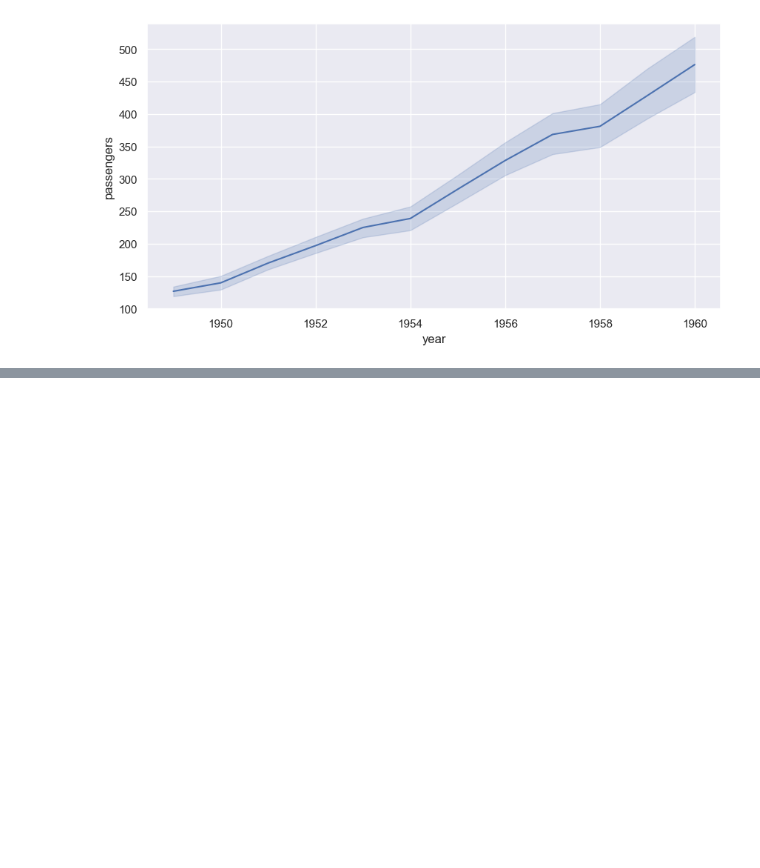
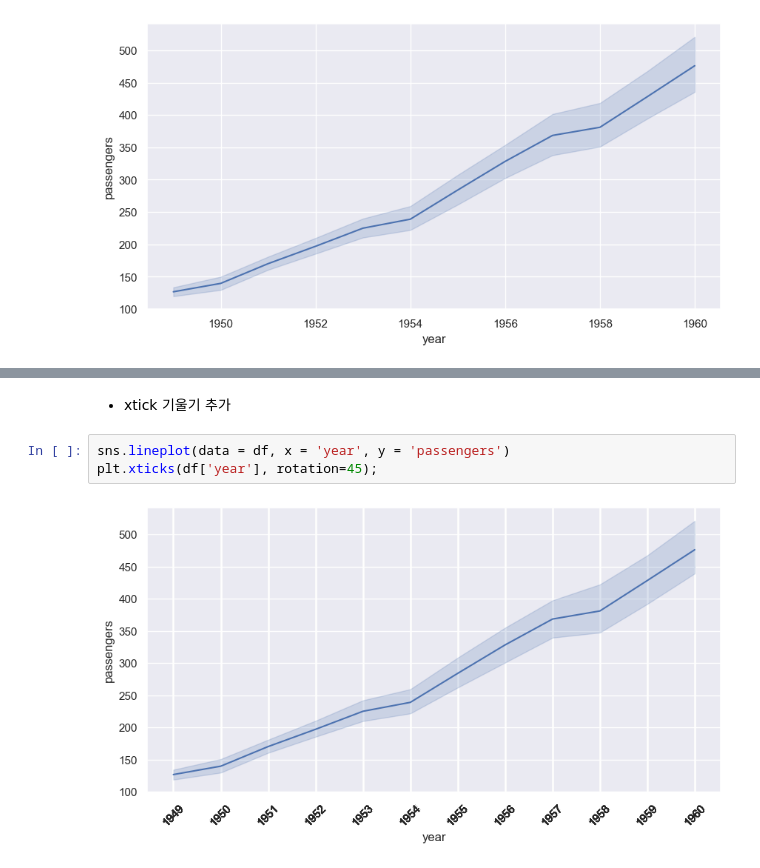
Before and after one commit to Hyeonjun-Heo/fast_campus-EDA, a Jupyter notebook: 03_데이터_시각화.ipynb, the cells around one changed output, grey strips where cells are left out. Saved outputs shown, nothing was run; the diff lists cells and outputs as text; blank space fills up the shorter version.

```diff
--- a/03_데이터_시각화.ipynb
+++ b/03_데이터_시각화.ipynb
@@ -795,0 +803,7 @@ sns.lineplot(data = df, x = 'year', y = 'passengers')
+# %% [markdown]
+- xtick 기울기 추가
+# %%
+sns.lineplot(data = df, x = 'year', y = 'passengers')
+plt.xticks(df['year'], rotation=45);
+# %% [output]
+[figure, added]
```
Also changed, not shown: parts of 19 cells of this notebook.
